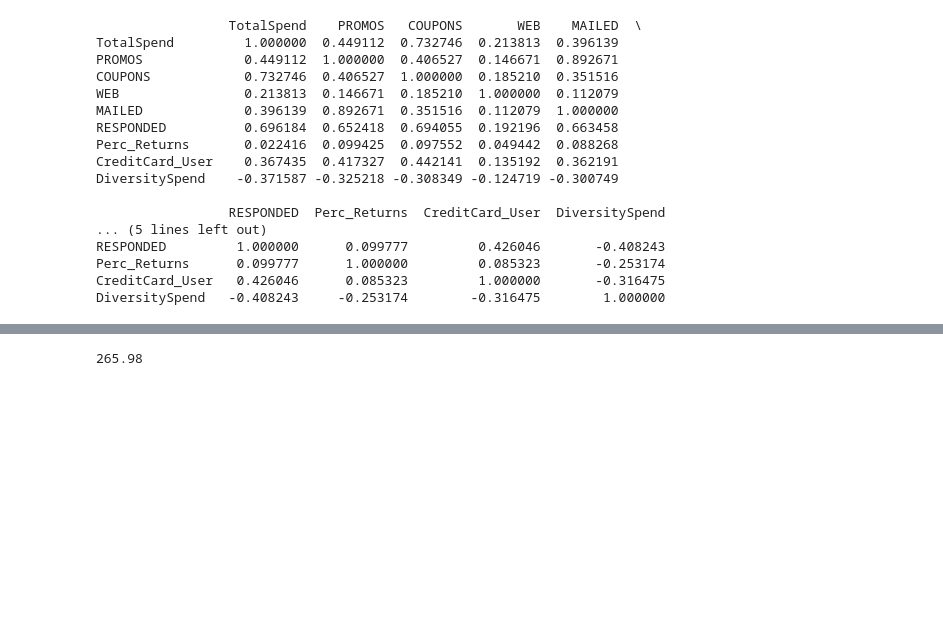
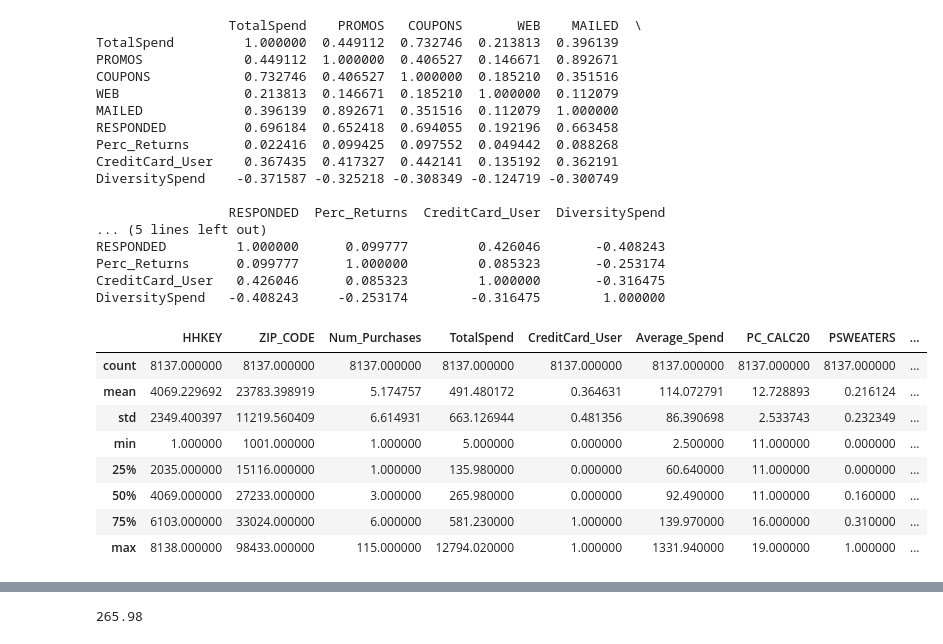
Before and after one commit to AL5241/DATA-HIT, a Jupyter notebook: clothing_store.ipynb, the cells around one changed output, grey strips where cells are left out. Drawn from its saved outputs; the diff is of its cells as text; code cells hidden in the pictures; blank space fills up the shorter version.

```diff
--- a/clothing_store.ipynb
+++ b/clothing_store.ipynb
@@ -76,3 +74,15 @@ RESPONDED         1.000000      0.099777         0.426046       -0.408243
 Perc_Returns      0.099777      1.000000         0.085323       -0.253174
 CreditCard_User   0.426046      0.085323         1.000000       -0.316475
 DiversitySpend   -0.408243     -0.253174        -0.316475        1.000000
+# %%
+df.describe()
+# %% [output]
+|  | HHKEY | ZIP_CODE | Num_Purchases | TotalSpend | CreditCard_User | Average_Spend | PC_CALC20 | PSWEATERS | ... |
+| count | 8137.000000 | 8137.000000 | 8137.000000 | 8137.000000 | 8137.000000 | 8137.000000 | 8137.000000 | 8137.000000 | ... |
+| mean | 4069.229692 | 23783.398919 | 5.174757 | 491.480172 | 0.364631 | 114.072791 | 12.728893 | 0.216124 | ... |
+| std | 2349.400397 | 11219.560409 | 6.614931 | 663.126944 | 0.481356 | 86.390698 | 2.533743 | 0.232349 | ... |
+| min | 1.000000 | 1001.000000 | 1.000000 | 5.000000 | 0.000000 | 2.500000 | 11.000000 | 0.000000 | ... |
+| 25% | 2035.000000 | 15116.000000 | 1.000000 | 135.980000 | 0.000000 | 60.640000 | 11.000000 | 0.000000 | ... |
+| 50% | 4069.000000 | 27233.000000 | 3.000000 | 265.980000 | 0.000000 | 92.490000 | 11.000000 | 0.160000 | ... |
+| 75% | 6103.000000 | 33024.000000 | 6.000000 | 581.230000 | 1.000000 | 139.970000 | 16.000000 | 0.310000 | ... |
+| max | 8138.000000 | 98433.000000 | 115.000000 | 12794.020000 | 1.000000 | 1331.940000 | 19.000000 | 1.000000 | ... |
```
Also changed, not shown: parts of 6 cells of this notebook, 1 other file.
